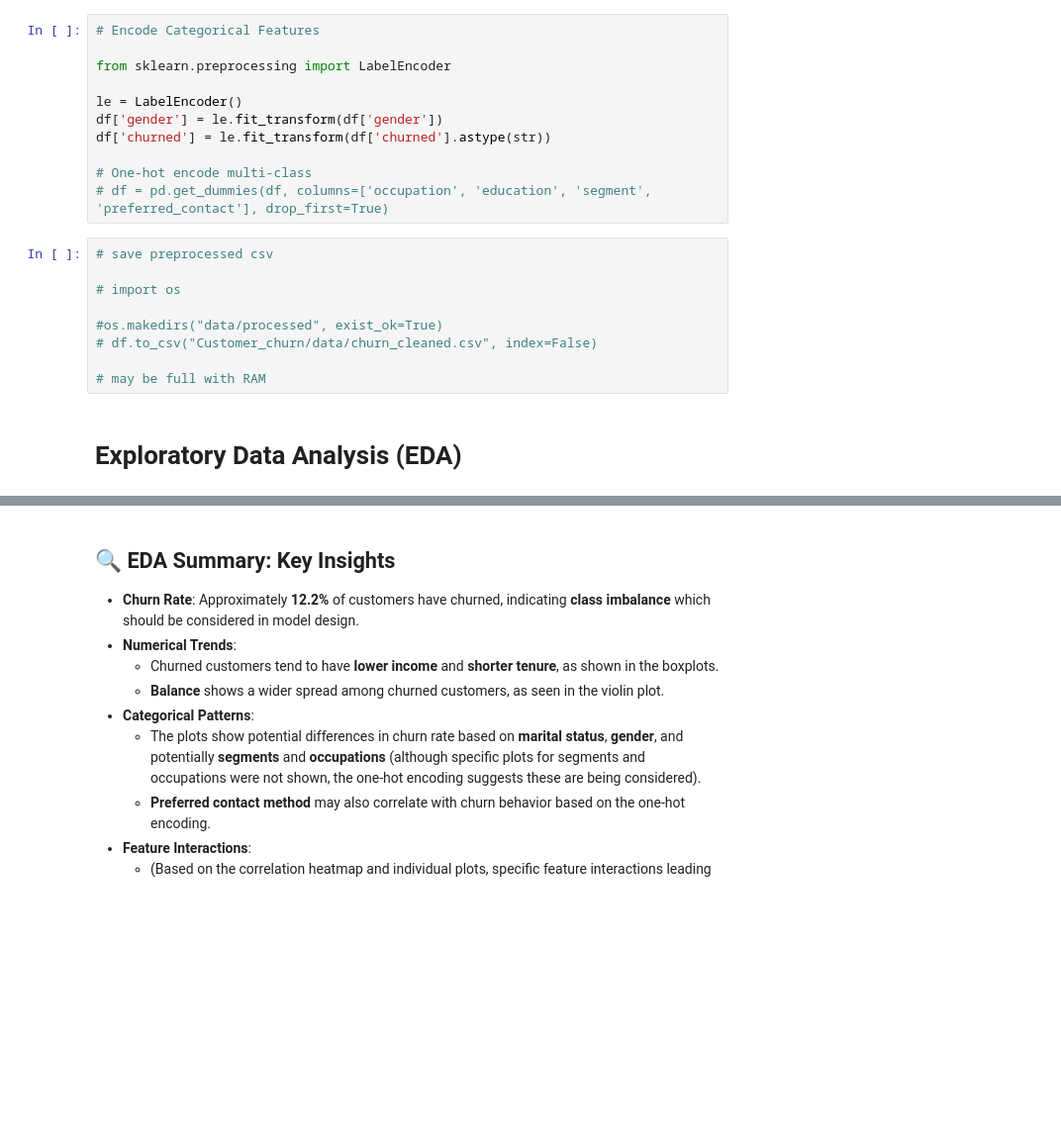
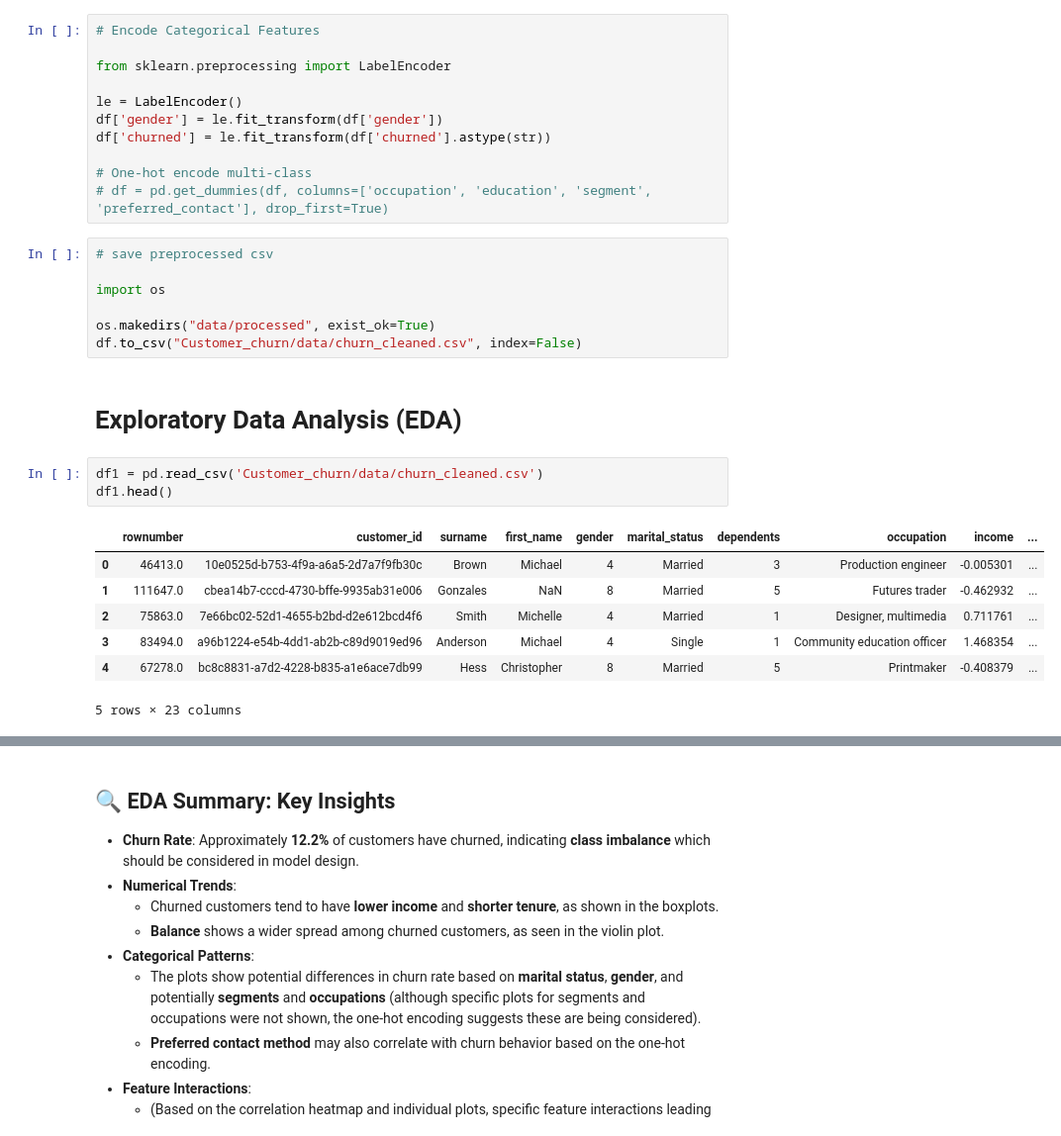
Before and after one commit to SusheniUmayangana/Customer_churn, a Jupyter notebook: FDM_mini_project.ipynb, the cells around one changed output, grey strips where cells are left out. Shown at 99% size. Saved outputs shown, nothing was run; the diff lists cells and outputs as text; blank space fills up the shorter version.

```diff
--- a/FDM_mini_project.ipynb
+++ b/FDM_mini_project.ipynb
@@ -155,14 +149,23 @@ df['churned'] = le.fit_transform(df['churned'].astype(str))
 # %%
 # save preprocessed csv
 
-# import os
+import os
 
-#os.makedirs("data/processed", exist_ok=True)
-# df.to_csv("Customer_churn/data/churn_cleaned.csv", index=False)
-
-# may be full with RAM
+os.makedirs("data/processed", exist_ok=True)
+df.to_csv("Customer_churn/data/churn_cleaned.csv", index=False)
 # %% [markdown]
 # Exploratory Data Analysis (EDA)
+# %%
+df1 = pd.read_csv('Customer_churn/data/churn_cleaned.csv')
+df1.head()
+# %% [output]
+|  | rownumber | customer_id | surname | first_name | gender | marital_status | dependents | occupation | income | ... |
+| 0 | 46413.0 | 10e0525d-b753-4f9a-a6a5-2d7a7f9fb30c | Brown | Michael | 4 | Married | 3 | Production engineer | -0.005301 | ... |
+| 1 | 111647.0 | cbea14b7-cccd-4730-bffe-9935ab31e006 | Gonzales | NaN | 8 | Married | 5 | Futures trader | -0.462932 | ... |
+| 2 | 75863.0 | 7e66bc02-52d1-4655-b2bd-d2e612bcd4f6 | Smith | Michelle | 4 | Married | 1 | Designer, multimedia | 0.711761 | ... |
+| 3 | 83494.0 | a96b1224-e54b-4dd1-ab2b-c89d9019ed96 | Anderson | Michael | 4 | Single | 1 | Community education officer | 1.468354 | ... |
+| 4 | 67278.0 | bc8c8831-a7d2-4228-b835-a1e6ace7db99 | Hess | Christopher | 8 | Married | 5 | Printmaker | -0.408379 | ... |
+5 rows × 23 columns
 # %%
 # Churn Distribution
 
```
Also changed, not shown: parts of 11 cells of this notebook.
